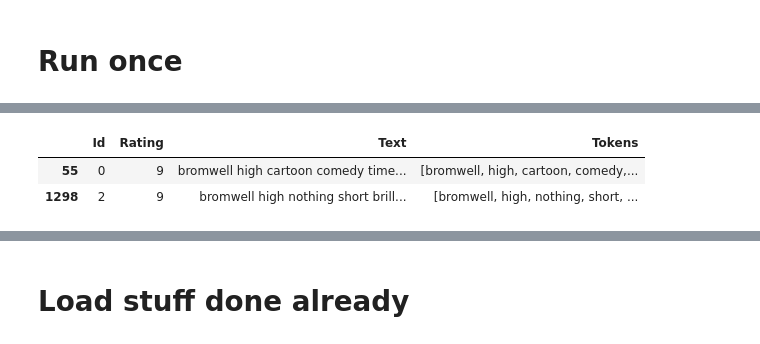
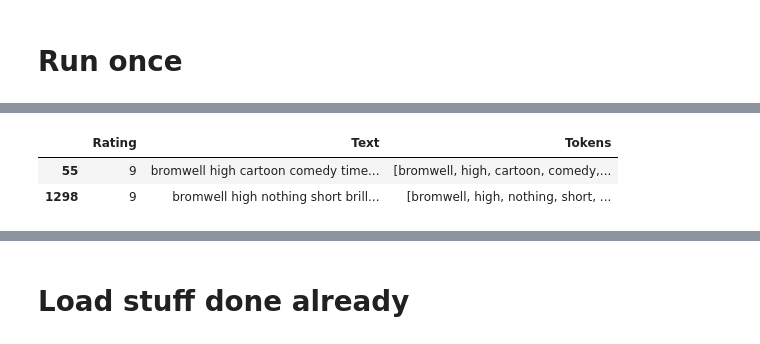
Before and after one commit to ysthakur/nlp-playground, a Jupyter notebook: imdb_reviews/imdb_review_bow.ipynb, the cells around one changed output, grey strips where cells are left out. Drawn from its saved outputs; the diff is of its cells as text; code cells hidden in the pictures.

```diff
--- a/imdb_reviews/imdb_review_bow.ipynb
+++ b/imdb_reviews/imdb_review_bow.ipynb
@@ -104,16 +104,16 @@ def load_train_or_test(dir):
                 id = int(file_name[:underscore_ind])
                 rating = int(file_name[underscore_ind + 1:period_ind])
                 text = next(file)
-                res.append([id, rating, text])
+                res.append([rating, text])
         return res
     # Only choose more polar ratings
-    neg = [[id, rating, text] for id, rating, text in load_neg_or_pos(dir + '/neg/', False) if rating <= neg_bound]
-    pos = [[id, rating, text] for id, rating, text in load_neg_or_pos(dir + '/pos/', True) if rating >= pos_bound]
+    neg = [[rating, text] for rating, text in load_neg_or_pos(dir + '/neg/', False) if rating <= neg_bound]
+    pos = [[rating, text] for rating, text in load_neg_or_pos(dir + '/pos/', True) if rating >= pos_bound]
     random.shuffle(neg)
     random.shuffle(pos)
     both = neg[:half_reviews] + pos[:half_reviews]
     random.shuffle(both)
-    return pd.DataFrame(both, columns=['Id', 'Rating', 'Text'])
+    return pd.DataFrame(both, columns=['Rating', 'Text'])
 # %%
 df = load_train_or_test('./train') #.append(load_train_or_test('./test'))
 # %%
@@ -230,10 +236,10 @@ def get_d2v_sim(model, doc1, doc2):
 # %%
-sim_reviews = df[((df['Id'] == 2) | (df['Id'] == 0)) & (df['Rating'] >= pos_bound)]
+sim_reviews = df[df['Tokens'].apply(lambda x: 'bromwell' in x)]
 sim_reviews
 # %% [output]
-|  | Id | Rating | Text | Tokens |
-| 55 | 0 | 9 | bromwell high cartoon comedy time... | [bromwell, high, cartoon, comedy,... |
-| 1298 | 2 | 9 | bromwell high nothing short brill... | [bromwell, high, nothing, short, ... |
+|  | Rating | Text | Tokens |
+| 55 | 9 | bromwell high cartoon comedy time... | [bromwell, high, cartoon, comedy,... |
+| 1298 | 9 | bromwell high nothing short brill... | [bromwell, high, nothing, short, ... |
 # %%
 r1, r2 = sim_reviews.Tokens
 get_d2v_sim(d2vdm_model, r1, r2)
```
Also changed, not shown: parts of 96 cells of this notebook.
